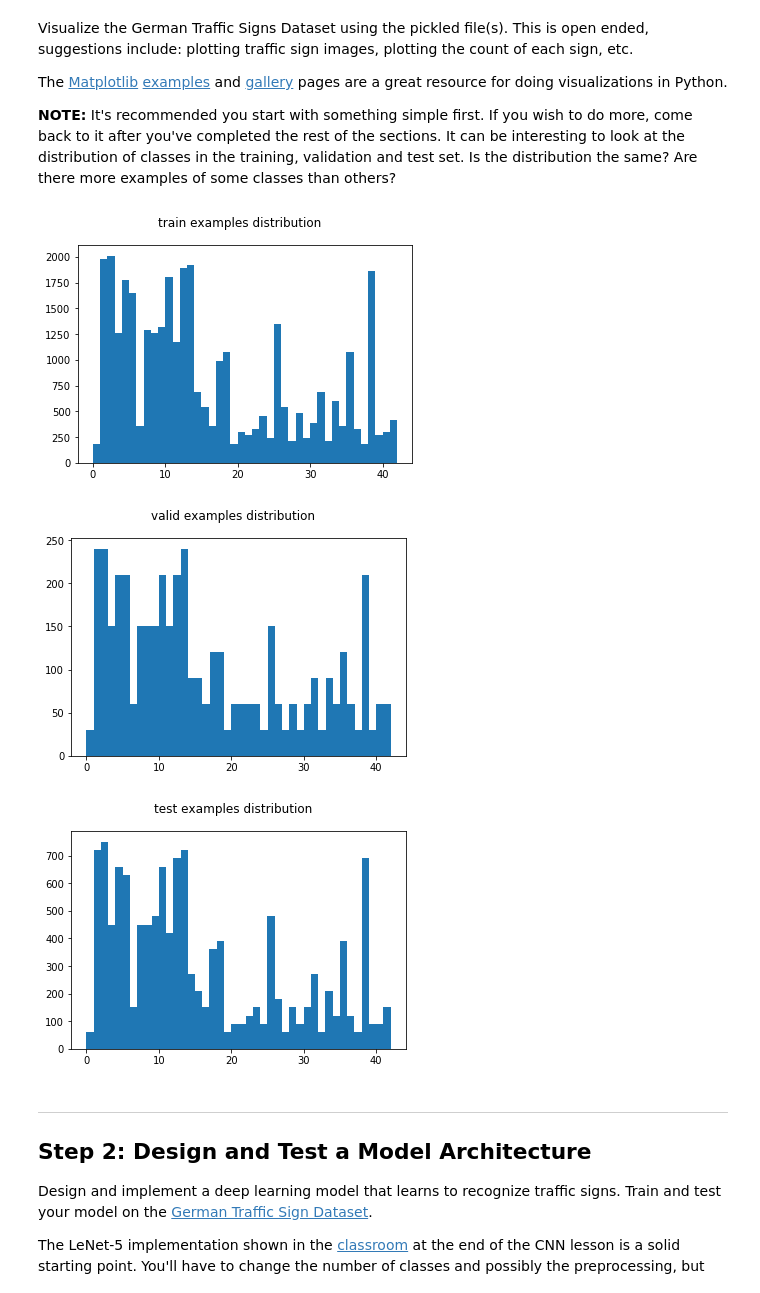
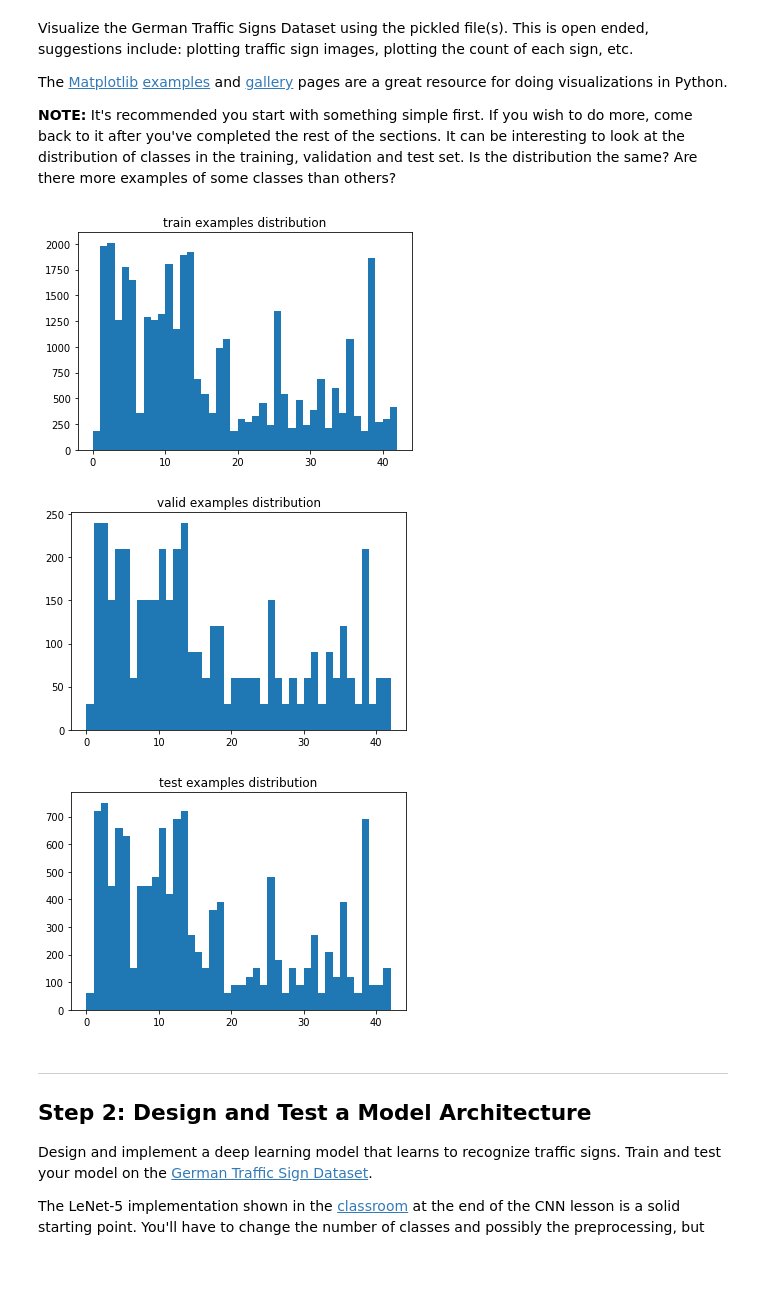
Before and after one commit to jkozlowski/CarND-Traffic-Sign-Classifier-Project, a Jupyter notebook: Traffic_Sign_Classifier.ipynb, the cells around one changed output. Cells and saved outputs as stored; diff of their text form; code cells hidden in the pictures; blank space fills up the shorter version.

```diff
--- a/Traffic_Sign_Classifier.ipynb
+++ b/Traffic_Sign_Classifier.ipynb
@@ -93,23 +95,23 @@ The [Matplotlib](http://matplotlib.org/) [examples](http://matplotlib.org/exampl
 # %%
 ### Data exploration visualization code goes here.
 ### Feel free to use as many code cells as needed.
 import matplotlib.pyplot as plt
 # Visualizations will be shown in the notebook.
 %matplotlib inline
 
 def plot_hist(x, name):
     fig = plt.figure()
     ax = fig.add_subplot(111)
     ax.hist(x, list(set(x)))
-    fig.suptitle(name + ' examples distribution')
+    ax.set_title(name + ' examples distribution')
 
 plot_hist(y_train, "train")
 plot_hist(y_valid, "valid")
 plot_hist(y_test, "test")
 # %% [output]
-[figure, old version]
+[figure, new version]
-[figure, old version]
+[figure, new version]
-[figure, old version]
+[figure, new version]
 # %% [markdown]
 ----
 
```
Also changed, not shown: parts of 1 cell of this notebook, 4 other files.
